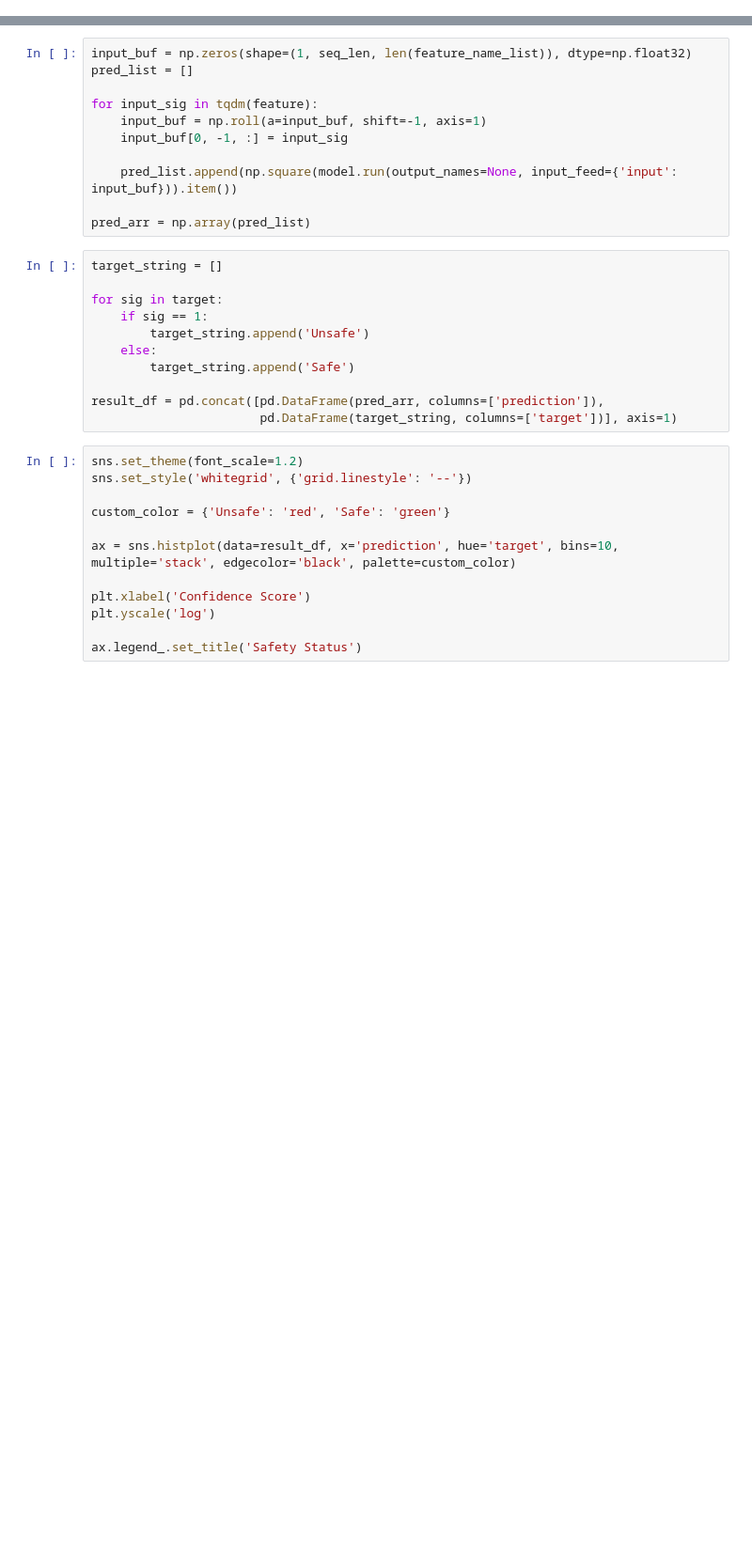
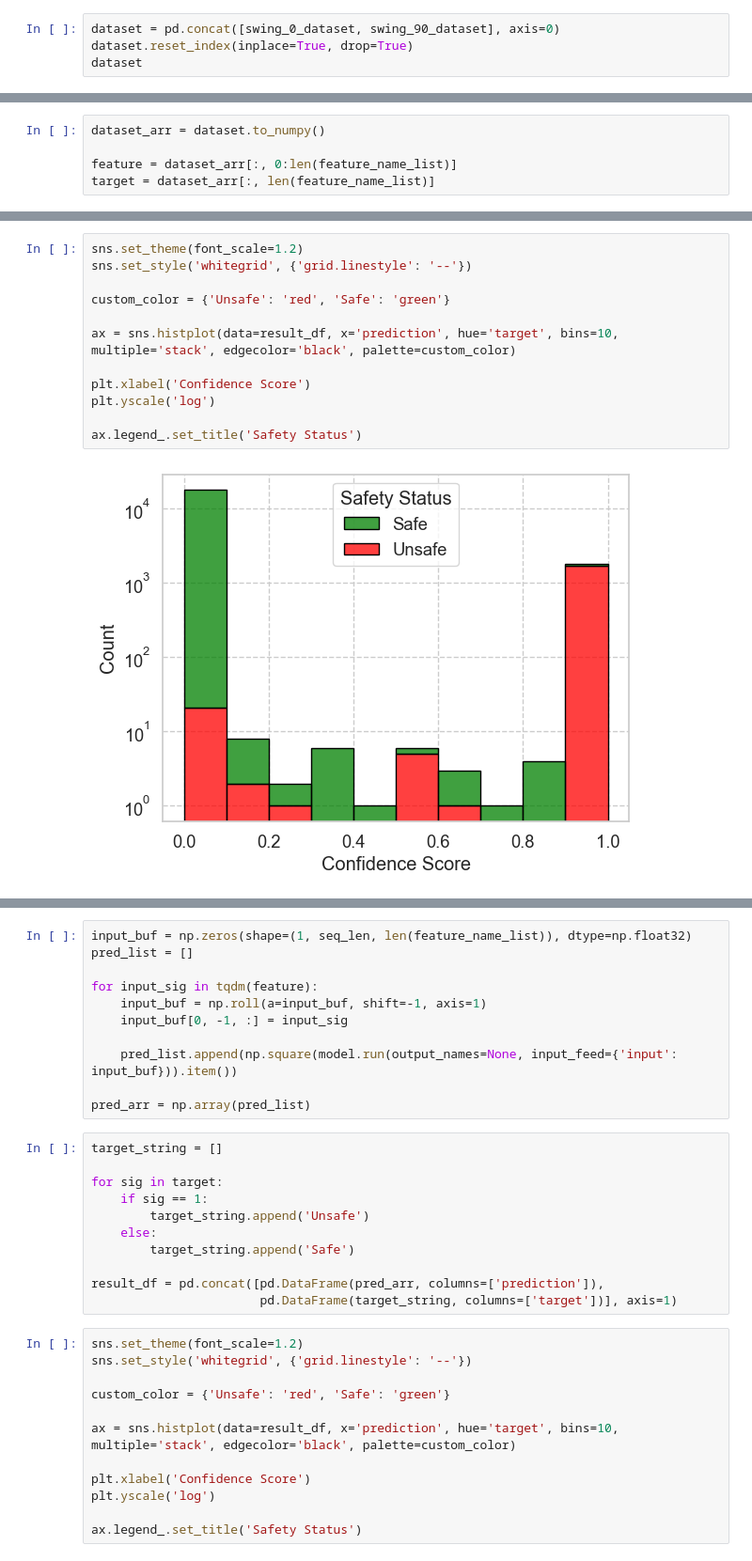
Before and after one commit to jinbeomjeong/estimate_crawler_crane_ground_pressure, a Jupyter notebook: analysis_rollover_detection_onnx_model.ipynb, the cells around one changed output, grey strips where cells are left out. Shown at 94% size. Saved outputs shown, nothing was run; the diff lists cells and outputs as text; blank space fills up the shorter version.

```diff
--- a/analysis_rollover_detection_onnx_model.ipynb
+++ b/analysis_rollover_detection_onnx_model.ipynb
@@ -170,0 +165,4 @@ ax2.get_legend().remove() if ax2.get_legend() else None
+# %%
+dataset = pd.concat([swing_0_dataset, swing_90_dataset], axis=0)
+dataset.reset_index(inplace=True, drop=True)
+dataset
@@ -170,0 +183,5 @@ ax2.get_legend().remove() if ax2.get_legend() else None
+# %%
+dataset_arr = dataset.to_numpy()
+
+feature = dataset_arr[:, 0:len(feature_name_list)]
+target = dataset_arr[:, len(feature_name_list)]
@@ -170,0 +210,14 @@ ax2.get_legend().remove() if ax2.get_legend() else None
+# %%
+sns.set_theme(font_scale=1.2)
+sns.set_style('whitegrid', {'grid.linestyle': '--'})
+
+custom_color = {'Unsafe': 'red', 'Safe': 'green'}
+
+ax = sns.histplot(data=result_df, x='prediction', hue='target', bins=10, multiple='stack', edgecolor='black', palette=custom_color)
+
+plt.xlabel('Confidence Score')
+plt.yscale('log')
+
+ax.legend_.set_title('Safety Status')
+# %% [output]
+[figure, added]
```
Also changed, not shown: parts of 41 cells of this notebook, 1 other file.
